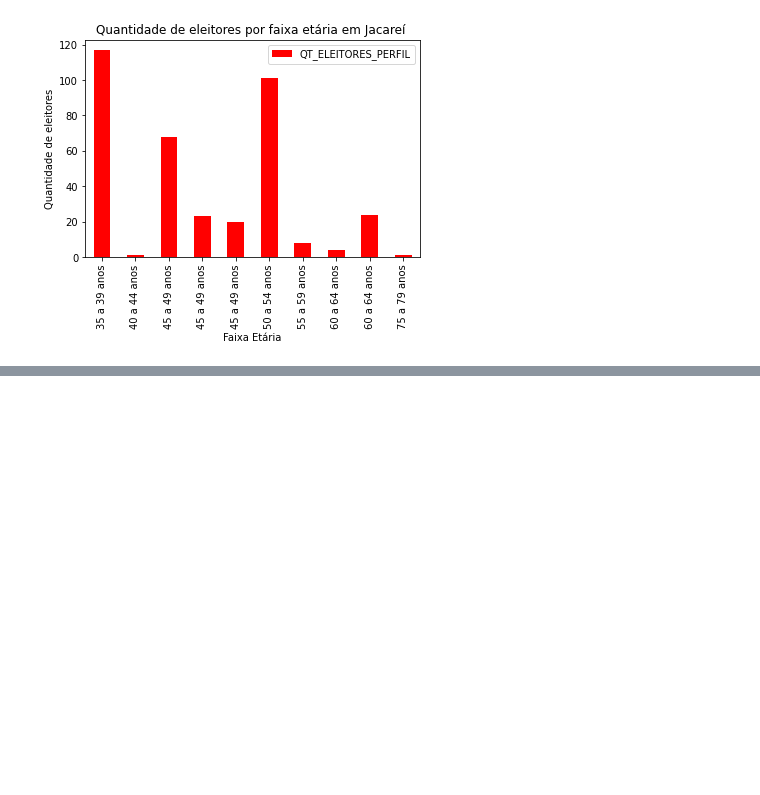
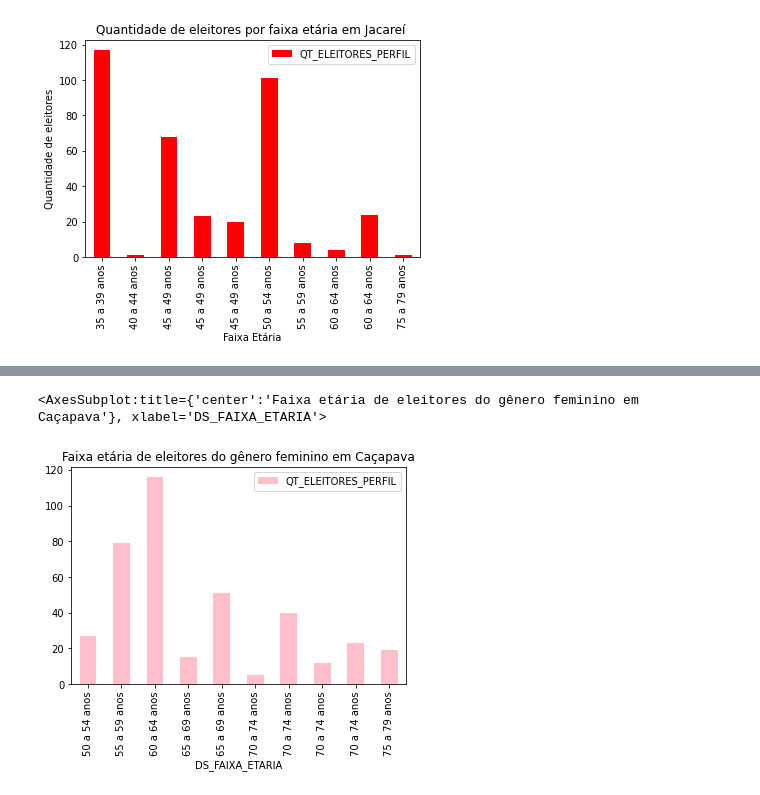
Before and after one commit to LucasACES/Analise_de_dados_publicos, a Jupyter notebook: Análise de eleitores por gênero.ipynb, the cells around one changed output, grey strips where cells are left out. Saved outputs shown, nothing was run; the diff lists cells and outputs as text; code cells hidden in the pictures; blank space fills up the shorter version.

```diff
--- a/Análise de eleitores por gênero.ipynb
+++ b/Análise de eleitores por gênero.ipynb
@@ -75,0 +147,8 @@ mun.tail(10).plot(kind='bar',
+# %%
+cpv = df.query('NM_MUNICIPIO == "CAÇAPAVA"')
+cpv1 = cpv.query('DS_GENERO == "FEMININO"')
+cpv1.tail(10).plot(kind='bar', title="Faixa etária de eleitores do gênero feminino em Caçapava",
+        x= 'DS_FAIXA_ETARIA', y='QT_ELEITORES_PERFIL', color='PINK')
+# %% [output]
+<AxesSubplot:title={'center':'Faixa etária de eleitores do gênero feminino em Caçapava'}, xlabel='DS_FAIXA_ETARIA'>
+[figure, added]
```
Also changed, not shown: parts of 12 cells of this notebook.
